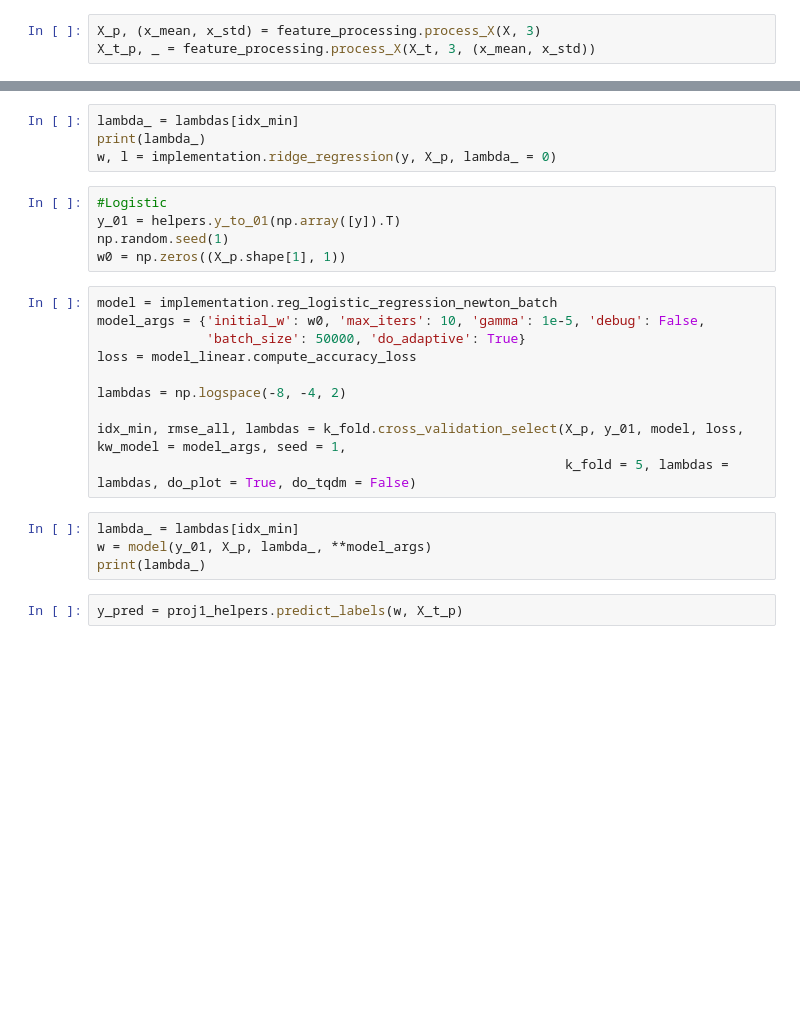
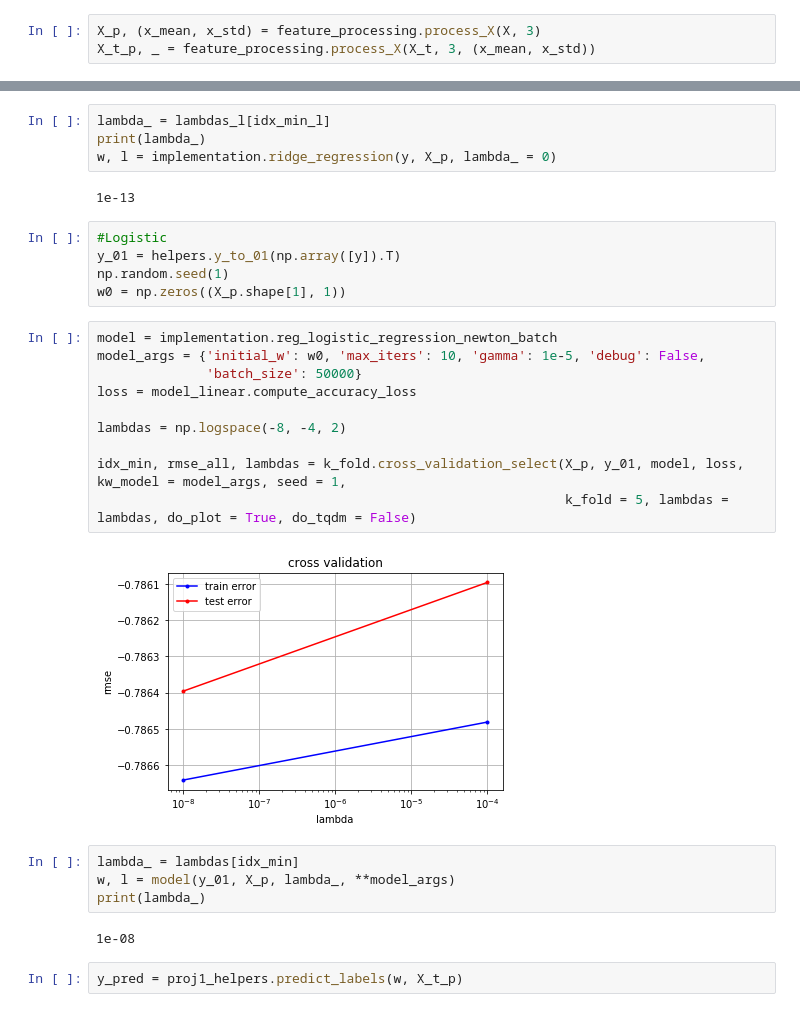
Before and after one commit to EPFLMachineLearningTeamYoor/Project1, a Jupyter notebook: src/run_base.ipynb, the cells around one changed output, grey strips where cells are left out. Cells and saved outputs as stored; diff of their text form; blank space fills up the shorter version.

```diff
--- a/src/run_base.ipynb
+++ b/src/run_base.ipynb
@@ -32,7 +34,9 @@ idx_min_l, rmse_all_l, lambdas_l = k_fold.cross_validation_select(X_p, y, model,
 # %%
-lambda_ = lambdas[idx_min]
+lambda_ = lambdas_l[idx_min_l]
 print(lambda_)
 w, l = implementation.ridge_regression(y, X_p, lambda_ = 0)
+# %% [output]
+1e-13
 # %%
 #Logistic
 y_01 = helpers.y_to_01(np.array([y]).T)
@@ -41,17 +45,21 @@ w0 = np.zeros((X_p.shape[1], 1))
 # %%
 model = implementation.reg_logistic_regression_newton_batch
 model_args = {'initial_w': w0, 'max_iters': 10, 'gamma': 1e-5, 'debug': False,
-              'batch_size': 50000, 'do_adaptive': True}
+              'batch_size': 50000}
 loss = model_linear.compute_accuracy_loss
 
 lambdas = np.logspace(-8, -4, 2)
 
 idx_min, rmse_all, lambdas = k_fold.cross_validation_select(X_p, y_01, model, loss, kw_model = model_args, seed = 1,
                                                             k_fold = 5, lambdas = lambdas, do_plot = True, do_tqdm = False)
+# %% [output]
+[figure, added]
 # %%
 lambda_ = lambdas[idx_min]
-w = model(y_01, X_p, lambda_, **model_args)
+w, l = model(y_01, X_p, lambda_, **model_args)
 print(lambda_)
+# %% [output]
+1e-08
 # %%
 y_pred = proj1_helpers.predict_labels(w, X_t_p)
 # %%
```
Also changed, not shown: parts of 1 cell of this notebook.
